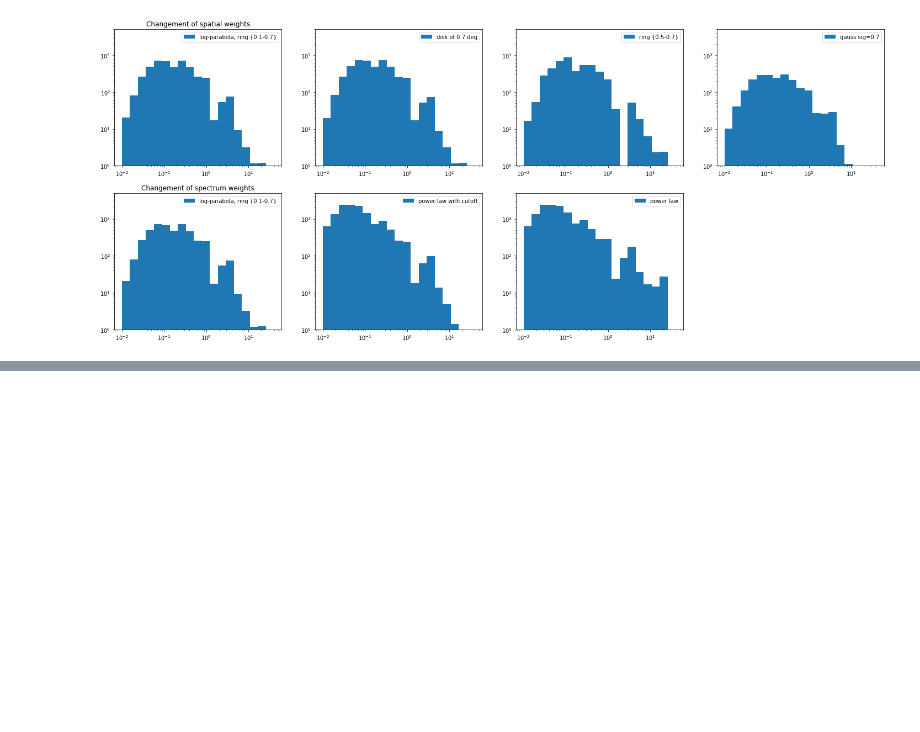
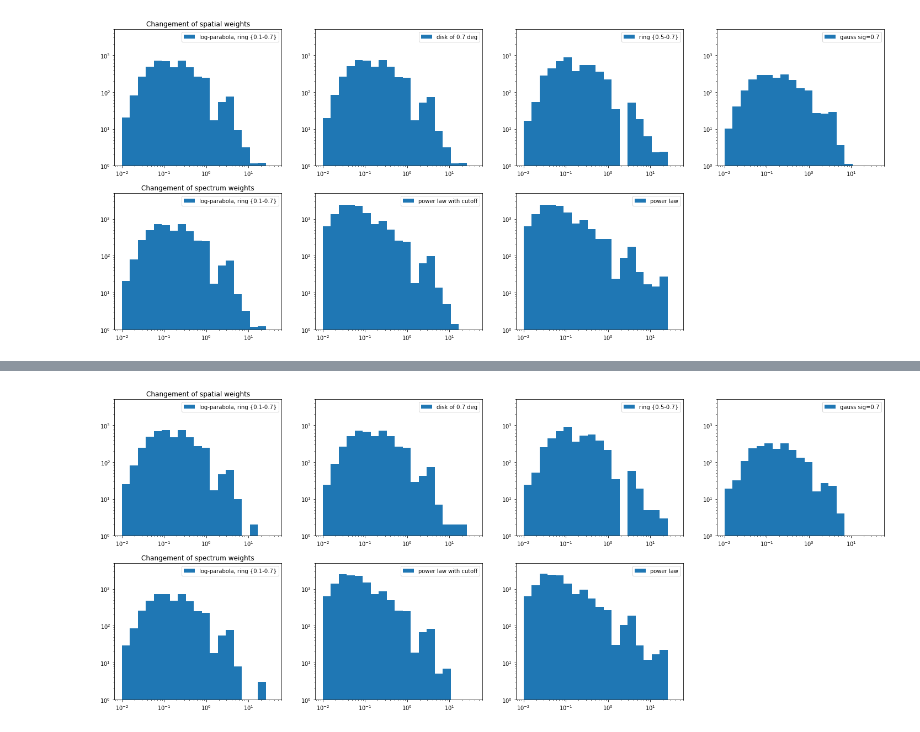
Before and after one commit to cta-observatory/srcsim, a Jupyter notebook: Plot.ipynb, the cells around one changed output, grey strips where cells are left out. Cells and saved outputs as stored; diff of their text form; code cells hidden in the pictures; blank space fills up the shorter version.

```diff
--- a/Plot.ipynb
+++ b/Plot.ipynb
@@ -14,6 +14,8 @@ filename = './dl2_gamma-diffuse_testing.h5'
 sim = simulation_object(filename)
 # %%
 src = source_object(tobs=60*u.min)
+# %%
+obs = observation(sim, src)
 # %% [markdown]
 ## Spatial Weights
 # %%
@@ -70,10 +72,16 @@ plt.colorbar();
 # %% [markdown]
 ## Final Weight
 # %%
-binning = [0.01, 0.01547327, 0.023942209, 0.037046426, 0.057322935, 0.088697325, 0.13724377, 0.21236099, 0.32859189, 0.5084391, 0.78672155, 1.2173155, 1.8835851, 2.9145222, 4.5097188, 6.9780098, 10.797263, 16.706896, 25.851032, 40]
-
-src_cutoff = source_object(60*u.min, spectrum_parameters = cutoff_spectrum_parameters)
-src_powerlaw = source_object(tobs=60*u.min, spectrum_parameters = powerlaw_spectrum_parameters)
+binning = [0.01, 0.01547327, 0.023942209, 0.037046426, 0.057322935, 0.088697325, 0.13724377, 0.21236099,
+        0.32859189, 0.5084391, 0.78672155, 1.2173155, 1.8835851, 2.9145222, 4.5097188, 6.9780098, 10.797263, 16.706896,
+        25.851032, 40]
+src_cutoff = source_object(60*u.min, spectrum_parameters = src.cutoff_spectrum_parameters)
+src_powerlaw = source_object(tobs=60*u.min, spectrum_parameters = src.powerlaw_spectrum_parameters)
+obs_disk = observation(sim, src_disk)
+obs_ring = observation(sim, src_ring)
+obs_gauss = observation(sim, src_gauss)
+obs_cutoff = observation(sim, src_cutoff)
+obs_powerlaw = observation(sim, src_powerlaw)
 # %%
 plt.figure(figsize=(25, 10))
 
@@ -169,3 +193,84 @@ plt.legend();
 # %%
-help(weighting)
+plt.figure(figsize=(25, 10))
+
+plt.subplot(241)
+plt.semilogy()
+plt.semilogx()
+plt.hist(
+    obs.final_sim()['mc_energy'],
+    bins= binning,
+    label="log-parabola, ring {0.1-0.7}"
+)
+plt.legend()
+plt.ylim(1, 5000)
+plt.title('Changement of spatial weights');
+
+plt.subplot(242)
+plt.semilogy()
+plt.semilogx()
+plt.hist(
+    obs_disk.final_sim()['mc_energy'],
+    bins= binning,
+    label="disk of 0.7 deg"
+)
+plt.ylim(1, 5000)
+plt.legend();
+
+
+plt.subplot(243)
+plt.semilogy()
+plt.semilogx()
+plt.hist(
+    obs_ring.final_sim()['mc_energy'],
+    bins= binning,
+    label="ring {0.5-0.7}"
+)
+plt.ylim(1, 5000)
+plt.legend();
+
+
+plt.subplot(244)
+plt.semilogy()
+plt.semilogx()
+plt.hist(
+    obs_gauss.final_sim()['mc_energy'],
+    bins= binning,
+    label="gauss sig=0.7"
+)
+plt.ylim(1, 5000)
+plt.legend();
+
+plt.subplot(245)
+plt.semilogy()
+plt.semilogx()
+plt.hist(
+    obs.final_sim()['mc_energy'],
+    bins= binning,
+    label="log-parabola, ring {0.1-0.7}"
+)
+plt.ylim(1, 5000)
+plt.legend()
+plt.title('Changement of spectrum weights');
+
+plt.subplot(246)
+plt.semilogy()
+plt.semilogx()
+plt.hist(
+    obs_cutoff.final_sim()['mc_energy'],
+    bins= binning,
+    label="power law with cutoff"
+)
+plt.ylim(1, 5000)
+plt.legend();
+
+plt.subplot(247)
+plt.semilogy()
+plt.semilogx()
+plt.hist(
+    obs_powerlaw.final_sim()['mc_energy'],
+    bins= binning,
+    label="power law"
+)
+plt.ylim(1, 5000)
+plt.legend();
 # %% [output]
@@ -182,0 +277 @@ weighting(sim_object, src_object)
+[figure, added]
```
Also changed, not shown: parts of 5 cells of this notebook, 4 other files.
